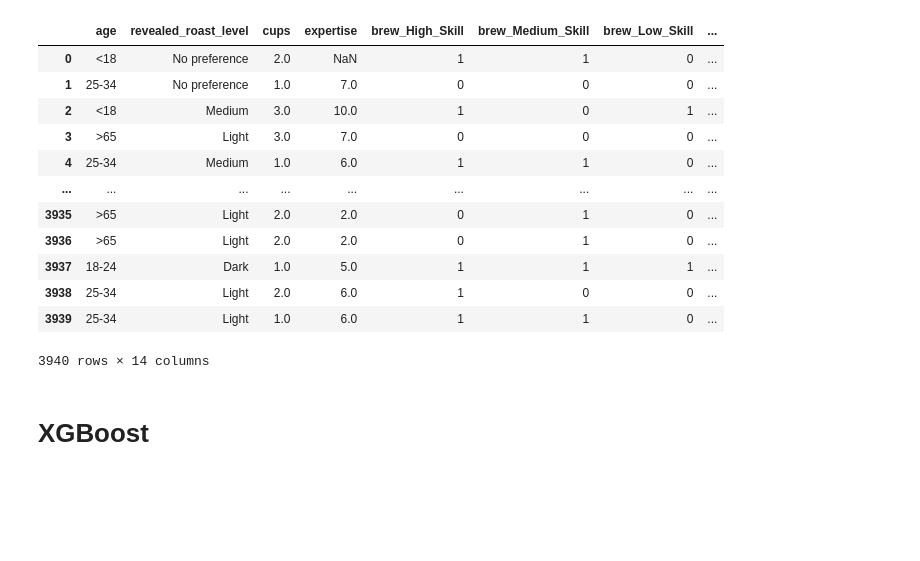
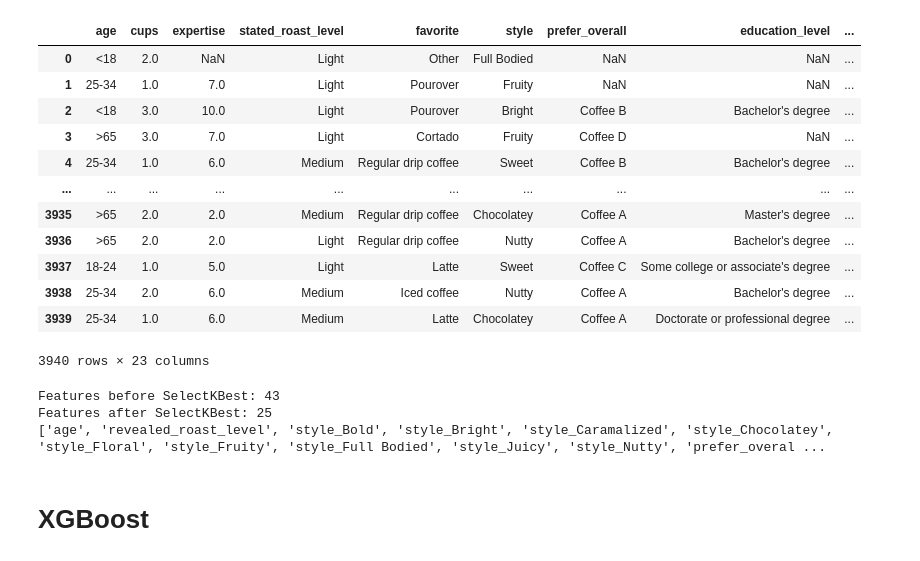
Before and after one commit to NigelLobo/coffee-roast-classifier, a Jupyter notebook: model_comparison.ipynb, the cells around one changed output. Saved outputs shown, nothing was run; the diff lists cells and outputs as text; code cells hidden in the pictures; blank space fills up the shorter version.

```diff
--- a/model_comparison.ipynb
+++ b/model_comparison.ipynb
@@ -1,57 +1,51 @@
 # %%
 import matplotlib.pyplot as plt
 import numpy as np
 import pandas as pd
 import seaborn as sns
 from sklearn.compose import ColumnTransformer
 from sklearn.impute import SimpleImputer
 from sklearn.metrics import (accuracy_score, precision_score, recall_score,
                              f1_score, roc_auc_score, confusion_matrix)
 from sklearn.model_selection import StratifiedKFold
 from sklearn.pipeline import Pipeline
 from sklearn.preprocessing import OneHotEncoder
 from sklearn.preprocessing import OrdinalEncoder, LabelBinarizer, LabelEncoder
+import os
+
+os.makedirs("plots", exist_ok=True)
 
 train = pd.read_csv('coffee_survey_processed.csv')
-train = train[['age',
-               'revealed_roast_level', 'cups', 'expertise',
-               'brew_High_Skill',
-               'brew_Medium_Skill',
-               'brew_Low_Skill', 'style',
-               'prefer_overall',
-               'favorite',
-               'know_source',
-               'value_cafe',
-               'gender', 'stated_roast_level'
-               ]]
 
 X = train.drop(columns='stated_roast_level')
 y = train['stated_roast_level']
 
 SEED = 42
 
 eval_metrics = {
     'xgboost': {'accuracy': 0, 'precision': 0, 'recall': 0, 'f1_score': 0, 'roc_auc_score': 0},
     'catboost': {'accuracy': 0, 'precision': 0, 'recall': 0, 'f1_score': 0, 'roc_auc_score': 0},
     'random_forest': {'accuracy': 0, 'precision': 0, 'recall': 0, 'f1_score': 0, 'roc_auc_score': 0}
 }
 
 train
 # %% [output]
-|  | age | revealed_roast_level | cups | expertise | brew_High_Skill | brew_Medium_Skill | brew_Low_Skill | ... |
-| 0 | <18 | No preference | 2.0 | NaN | 1 | 1 | 0 | ... |
-| 1 | 25-34 | No preference | 1.0 | 7.0 | 0 | 0 | 0 | ... |
-| 2 | <18 | Medium | 3.0 | 10.0 | 1 | 0 | 1 | ... |
-| 3 | >65 | Light | 3.0 | 7.0 | 0 | 0 | 0 | ... |
-| 4 | 25-34 | Medium | 1.0 | 6.0 | 1 | 1 | 0 | ... |
-| ... | ... | ... | ... | ... | ... | ... | ... | ... |
-| 3935 | >65 | Light | 2.0 | 2.0 | 0 | 1 | 0 | ... |
-| 3936 | >65 | Light | 2.0 | 2.0 | 0 | 1 | 0 | ... |
-| 3937 | 18-24 | Dark | 1.0 | 5.0 | 1 | 1 | 1 | ... |
-| 3938 | 25-34 | Light | 2.0 | 6.0 | 1 | 0 | 0 | ... |
-| 3939 | 25-34 | Light | 1.0 | 6.0 | 1 | 1 | 0 | ... |
+|  | age | cups | expertise | stated_roast_level | favorite | style | prefer_overall | education_level | ... |
+| 0 | <18 | 2.0 | NaN | Light | Other | Full Bodied | NaN | NaN | ... |
+| 1 | 25-34 | 1.0 | 7.0 | Light | Pourover | Fruity | NaN | NaN | ... |
+| 2 | <18 | 3.0 | 10.0 | Light | Pourover | Bright | Coffee B | Bachelor's degree | ... |
+| 3 | >65 | 3.0 | 7.0 | Light | Cortado | Fruity | Coffee D | NaN | ... |
+| 4 | 25-34 | 1.0 | 6.0 | Medium | Regular drip coffee | Sweet | Coffee B | Bachelor's degree | ... |
+| ... | ... | ... | ... | ... | ... | ... | ... | ... | ... |
+| 3935 | >65 | 2.0 | 2.0 | Medium | Regular drip coffee | Chocolatey | Coffee A | Master's degree | ... |
+| 3936 | >65 | 2.0 | 2.0 | Light | Regular drip coffee | Nutty | Coffee A | Bachelor's degree | ... |
+| 3937 | 18-24 | 1.0 | 5.0 | Light | Latte | Sweet | Coffee C | Some college or associate's degree | ... |
+| 3938 | 25-34 | 2.0 | 6.0 | Medium | Iced coffee | Nutty | Coffee A | Bachelor's degree | ... |
+| 3939 | 25-34 | 1.0 | 6.0 | Medium | Latte | Chocolatey | Coffee A | Doctorate or professional degree | ... |
-3940 rows × 14 columns
+3940 rows × 23 columns
 # %%
+from sklearn.preprocessing import StandardScaler
+
 # let's define an inherent ordering for ordinal columns
 orderings = [
     ['<18', '18-24', '25-34', '35-44', '45-54', '55-64', '>65'],  # age
@@ -66,9 +60,7 @@ ordinal_columns = [
 
 numeric_columns = [
     'cups', 'expertise',
-    'brew_High_Skill',
-    'brew_Medium_Skill',
-    'brew_Low_Skill',
+
 ]
 
 nominal_columns = [
@@ -78,6 +70,9 @@ nominal_columns = [
     'know_source',
     'value_cafe',
     'gender',
+    'brew_High_Skill',
+    'brew_Medium_Skill',
+    'brew_Low_Skill',
 ]
 
 ordinal_imputer = SimpleImputer(strategy='most_frequent')
@@ -89,10 +84,11 @@ preprocessor = ColumnTransformer([
                       ('encoder', OrdinalEncoder(categories=orderings))]), ordinal_columns),
     ('nom', Pipeline([('imputer', nominal_imputer),
                       ('encoder', OneHotEncoder(handle_unknown='ignore'))]), nominal_columns),
-    ('num', Pipeline([('imputer', numeric_imputer)]), numeric_columns)
+    ('num', Pipeline([('imputer', numeric_imputer), ('scaler', StandardScaler())]), numeric_columns)
 ])
 
 X_encoded = preprocessor.fit_transform(X)
+
 
 feature_names = preprocessor.get_feature_names_out()
 feature_names = [name.replace("ord__", "")
@@ -100,8 +96,27 @@ feature_names = [name.replace("ord__", "")
                  .replace("num__", "")
                  for name in feature_names]
 
+print(f'Features before SelectKBest: {len(feature_names)}')
 label_encoder = LabelEncoder()
 y_encoded = label_encoder.fit_transform(y)
+
+from sklearn.feature_selection import SelectKBest, f_classif
+
+selector = SelectKBest(score_func=f_classif, k=25)
+X_selected = selector.fit_transform(X_encoded, y_encoded)
+
+selected_mask = selector.get_support()
+feature_names_selected = [name for name, keep in zip(feature_names, selected_mask) if keep]
+
+X_encoded = X_selected
+feature_names = feature_names_selected
+print(f'Features after SelectKBest: {len(feature_names)}')
+
+print(feature_names)
+# %% [output]
+Features before SelectKBest: 43
+Features after SelectKBest: 25
+['age', 'revealed_roast_level', 'style_Bold', 'style_Bright', 'style_Caramalized', 'style_Chocolatey', 'style_Floral', 'style_Fruity', 'style_Full Bodied', 'style_Juicy', 'style_Nutty', 'prefer_overal ...
 # %% [markdown]
 # XGBoost
 # %%
```
Also changed, not shown: parts of 12 cells of this notebook, 1 other file.
